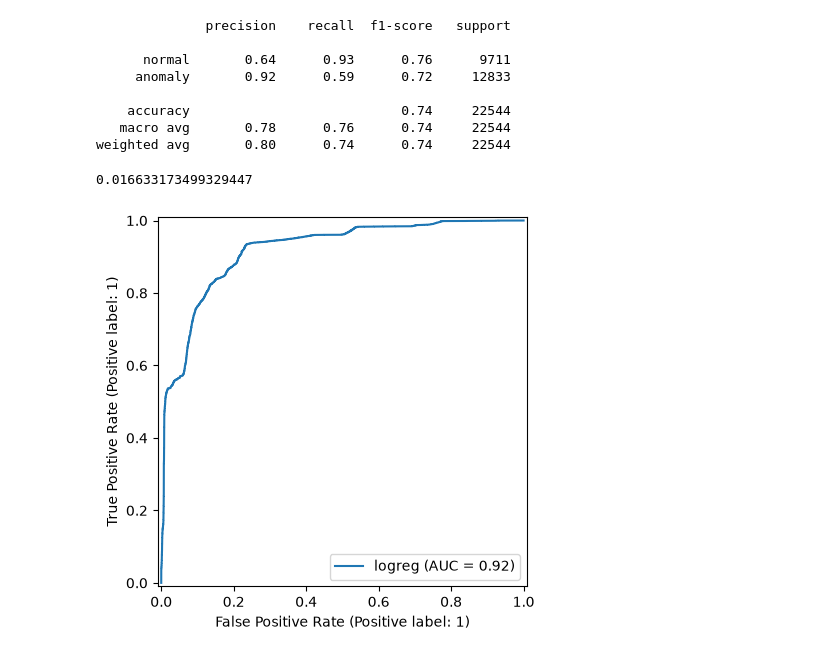
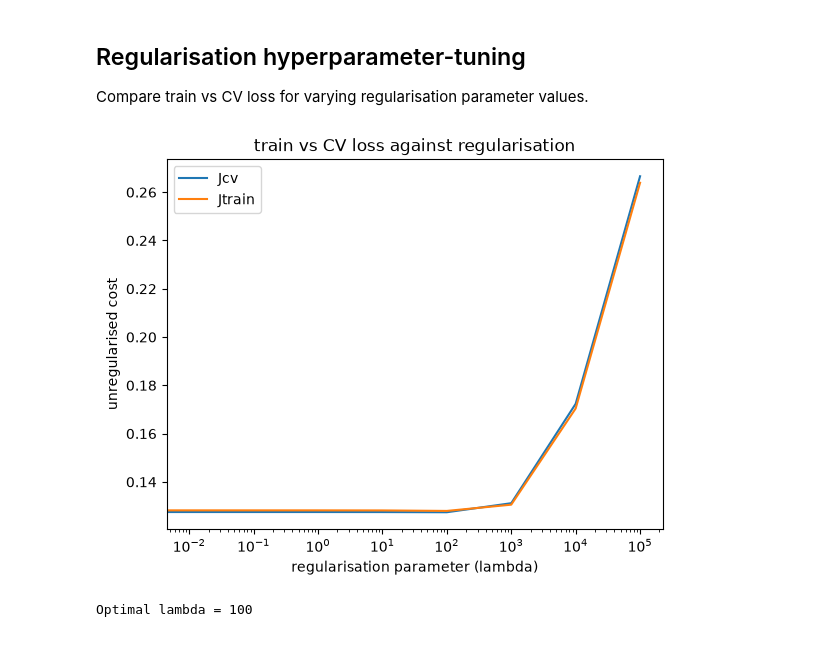
Before and after one commit to OmarHyder07/ML-IDS, a Jupyter notebook: NSL-KDD/log_reg.ipynb, the cells around one changed output. Saved outputs shown, nothing was run; the diff lists cells and outputs as text; code cells hidden in the pictures.

```diff
--- a/NSL-KDD/log_reg.ipynb
+++ b/NSL-KDD/log_reg.ipynb
@@ -86,14 +133,9 @@ def apply_scaler(X, mean, std):
 # %%
-# Loads training and test data
-# Creates a universal label encoder so test and train have common encodings
-train_data, meta = arff.loadarff('KDDTrain+.arff')
-test_data, test_meta = arff.loadarff('KDDTest+.arff')
-
-from sklearn.preprocessing import LabelEncoder
-
-le = LabelEncoder()
+train_data, _ = arff.loadarff('KDDTrain+.arff')
+test_data, _ = arff.loadarff('KDDTest+.arff')
 df = pd.DataFrame(train_data)
 test_df = pd.DataFrame(test_data)
+
 for col in df.select_dtypes([object]):
         df[col] = df[col].str.decode('utf-8')
         test_df[col] = test_df[col].str.decode('utf-8')
@@ -111,23 +153,22 @@ cats = ['normal', 'anomaly']  # index 0 = normal, index 1 = anomaly
 df['class']      = pd.Categorical(df['class'], categories=cats).codes
 test_df['class'] = pd.Categorical(test_df['class'], categories=cats).codes
 
-# split training and test data into X and Y
 train_X = df.iloc[:, :41].to_numpy(dtype=float)
 train_y = df.iloc[:, 41].to_numpy(dtype=float)
-
 test_X = test_df.iloc[:, :41].to_numpy(dtype=float)
 test_y = test_df.iloc[:, 41].to_numpy(dtype=float)
 
 mean, std = fit_scaler(train_X)
 scaled_train_X = apply_scaler(train_X, mean, std)
 scaled_test_X  = apply_scaler(test_X, mean, std)
+
+# Take 20% of training set to form cross validation set
+scaled_train_X, cv_X, train_y, cv_y = train_test_split(
+    scaled_train_X, train_y, test_size=0.2, stratify=train_y, random_state=0
+)
 # %%
 # init weights and biases...
 w_in = np.random.random_sample(train_X[0].shape)
 b_in = np.random.random_sample()
 alpha = 0.1
-iters = 1000
+iters = 700
-# %%
-# Fit n-feature training data to model!
-w,b,J_history = gradient_descent(scaled_train_X, train_y, w_in, b_in, alpha, iters)
-print(f"New weights: {w}, new bias: {b}")
@@ -183,22 +175,27 @@ disp.plot()
-# %%
-from sklearn.metrics import classification_report
-print(classification_report(test_y, preds, target_names=["normal", "anomaly"]))
-# %% [output]
-              precision    recall  f1-score   support
-
-      normal       0.64      0.93      0.76      9711
-     anomaly       0.92      0.59      0.72     12833
-
-    accuracy                           0.74     22544
-   macro avg       0.78      0.76      0.74     22544
-weighted avg       0.80      0.74      0.74     22544
-# %%
-from sklearn.metrics import roc_curve, RocCurveDisplay
-RocCurveDisplay.from_predictions(test_y, y_scores, name="logreg")
-fpr, tpr, thresholds = roc_curve(test_y, y_scores)
-j = np.argmax(tpr - fpr)
-best_threshold = thresholds[j]
-print(best_threshold)
-# %% [output]
-0.016633173499329447
-[figure, removed]
+# %% [markdown]
+## Regularisation hyperparameter-tuning
+Compare train vs CV loss for varying regularisation parameter values.
+# %%
+# Use cross validation set to find optimal regularisation parameter out of a small set
+lambdas = [0, 0.01, 0.1, 1, 10, 100, 1000, 10000, 100000]
+Jcv_history = []
+Jtrain_history = []
+for l in lambdas:
+    w, b, _ = gradient_descent(scaled_train_X, train_y, w_in, b_in, alpha, iters, l, show=False)
+    Jtrain_history.append(cost(scaled_train_X, train_y, w, b, 0))
+    Jcv_history.append(cost(cv_X, cv_y, w, b, 0))
+
+plt.plot(lambdas, Jcv_history, label='Jcv')
+plt.plot(lambdas, Jtrain_history, label='Jtrain')
+plt.xscale('log')
+plt.xlabel("regularisation parameter (lambda)")
+plt.ylabel("unregularised cost")
+plt.title("train vs CV loss against regularisation")
+plt.legend()
+plt.show()
+
+best_lambda = lambdas[int(np.argmin(Jcv_history))]
+print(f"Optimal lambda = {best_lambda}")
+# %% [output]
+[figure, added]
+Optimal lambda = 100
```
Also changed, not shown: parts of 15 cells of this notebook, 1 other file.
